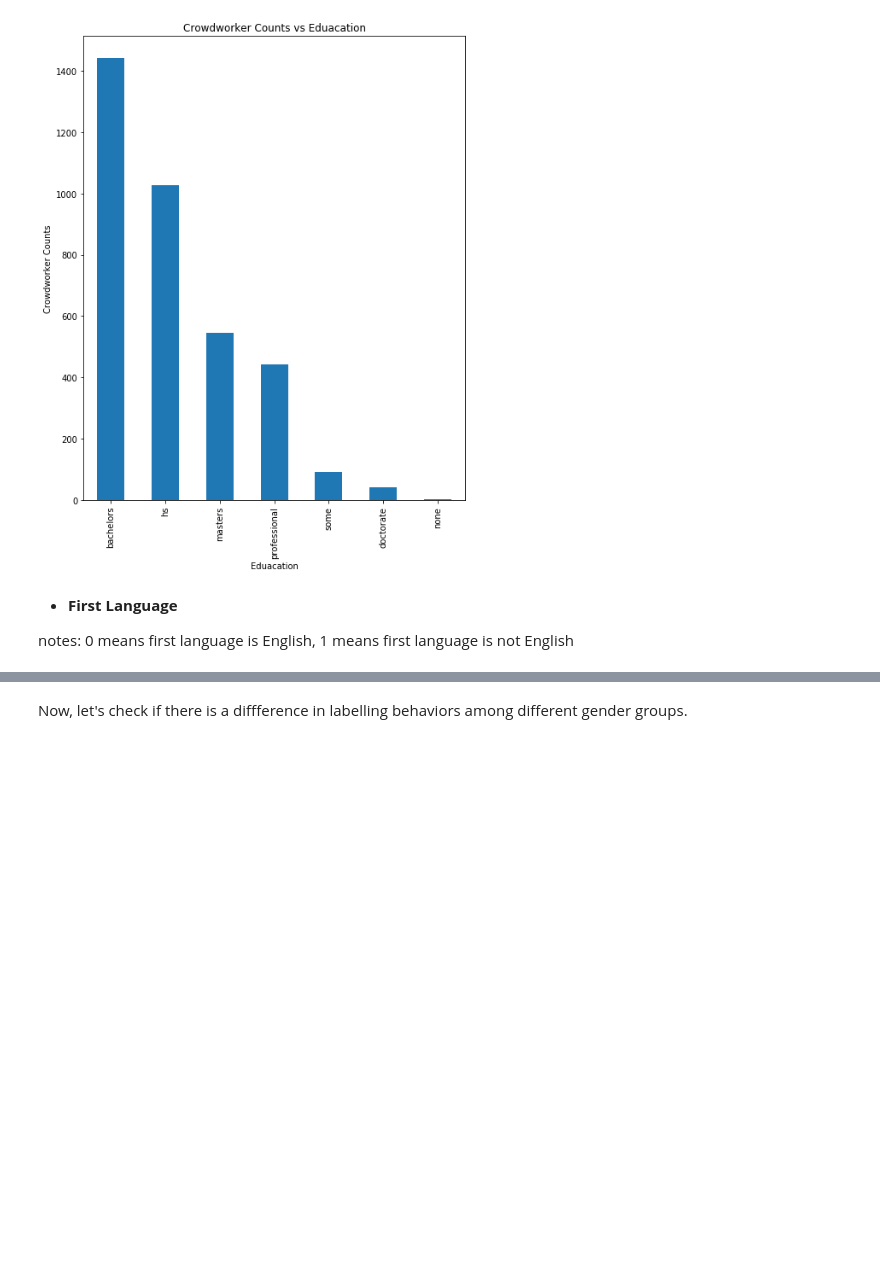
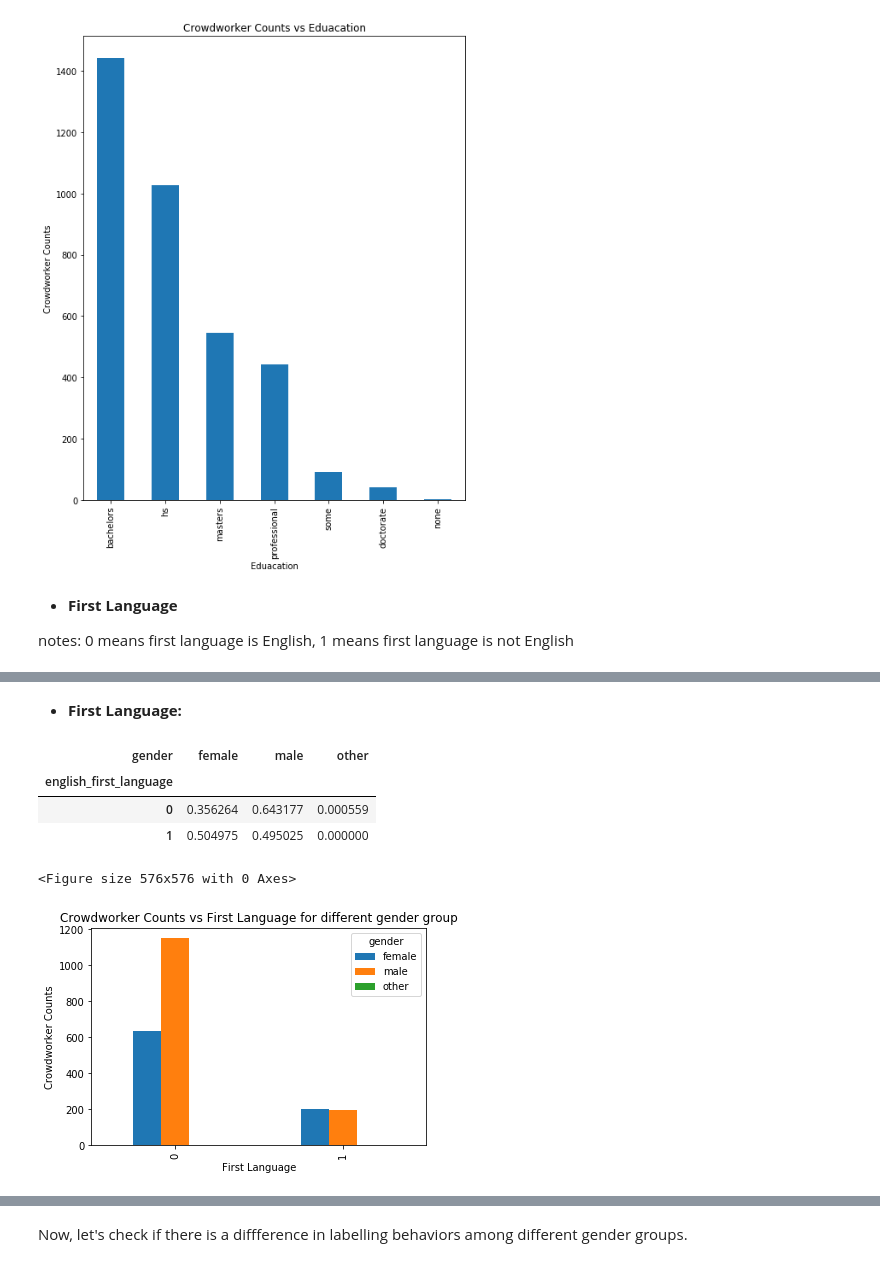
Before and after one commit to Shuya-Ma/data-512, a Jupyter notebook: data-512-a2/data-512-a2.ipynb, the cells around one changed output, grey strips where cells are left out. Drawn from its saved outputs; the diff is of its cells as text; code cells hidden in the pictures; blank space fills up the shorter version.

```diff
--- a/data-512-a2/data-512-a2.ipynb
+++ b/data-512-a2/data-512-a2.ipynb
@@ -340,0 +304,17 @@ plt.show()
+# %% [markdown]
+-  **First Language:**
+# %%
+plt.figure(figsize=(8,8))
+multibar_plot(attack_demograohics, 'english_first_language')
+plt.ylabel('Crowdworker Counts')
+plt.xlabel('First Language')
+plt.title('Crowdworker Counts vs First Language for different gender group')
+plt.savefig('plot/attack_language_gender')
+plt.show()
+# %% [output]
+| gender | female | male | other |
+| english_first_language |  |  |  |
+| 0 | 0.356264 | 0.643177 | 0.000559 |
+| 1 | 0.504975 | 0.495025 | 0.000000 |
+<Figure size 576x576 with 0 Axes>
+[figure, added]
```
Also changed, not shown: parts of 33 cells of this notebook, 7 other files.
